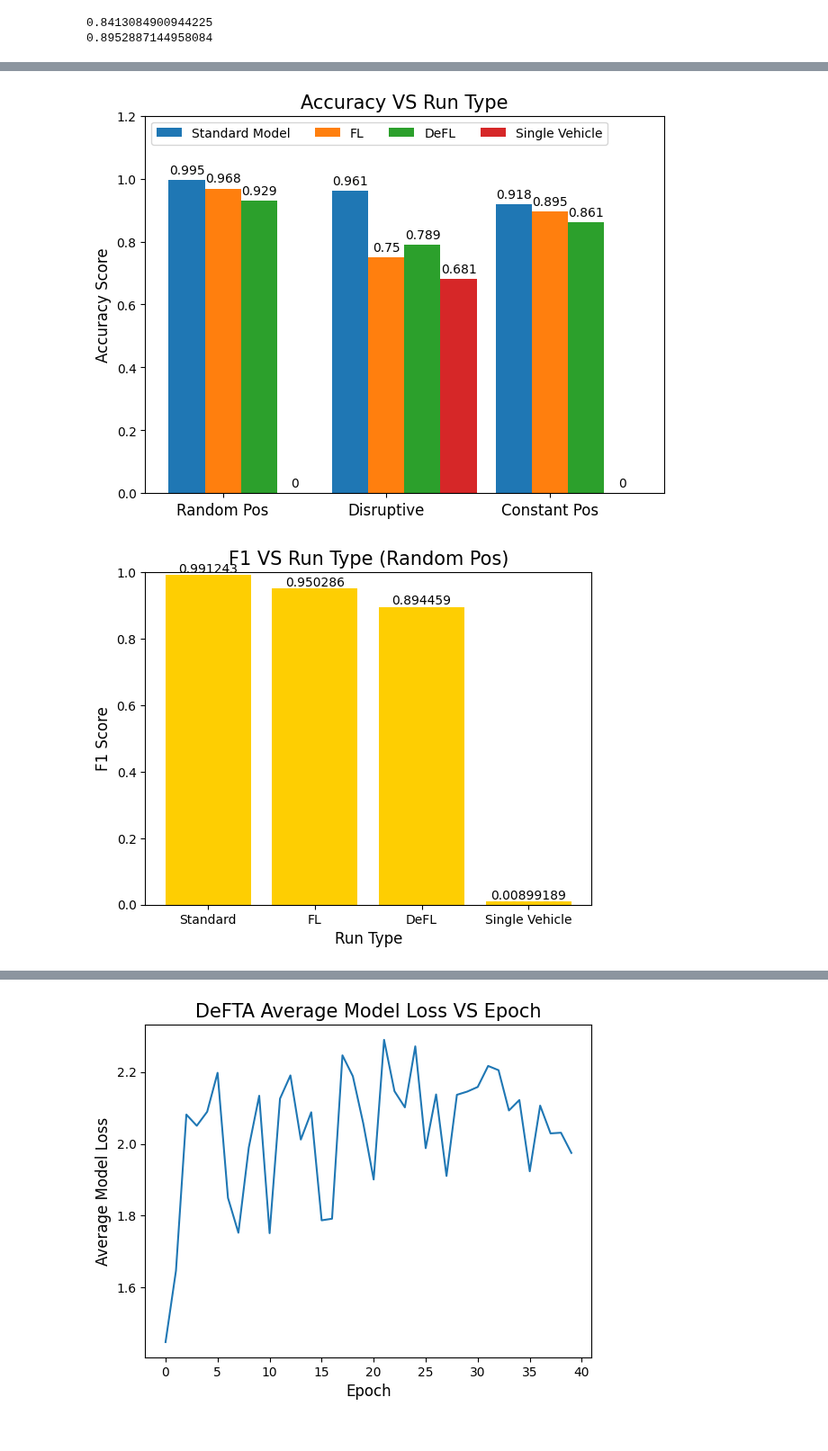
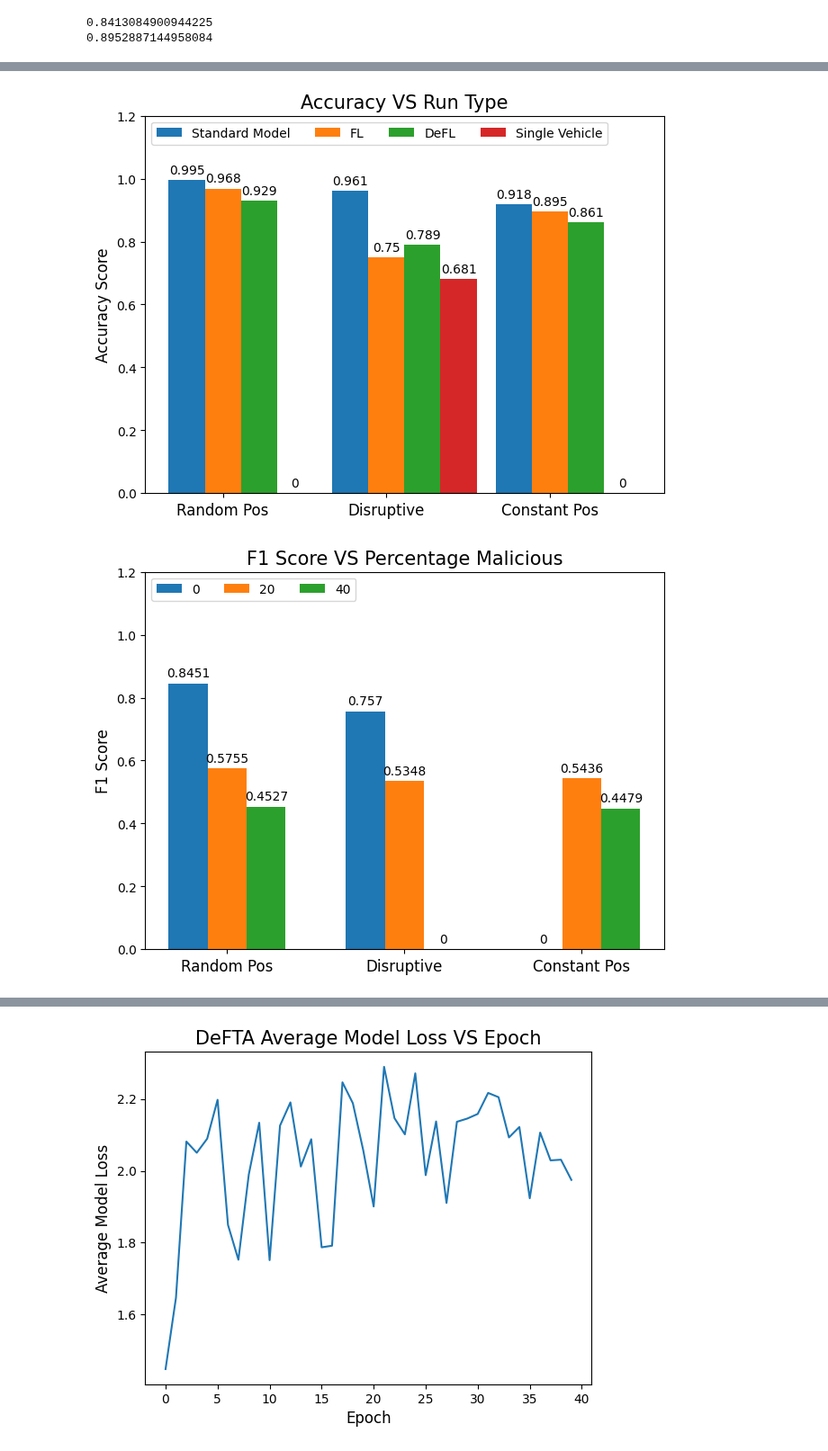
Before and after one commit to Grig84/NCPVeReMi, a Jupyter notebook: Plotting.ipynb, the cells around one changed output, grey strips where cells are left out. Shown at 90% size. Saved outputs shown, nothing was run; the diff lists cells and outputs as text; code cells hidden in the pictures.

Commit message:
Update Tests to run, add some results, and organize models.

```diff
--- a/Plotting.ipynb
+++ b/Plotting.ipynb
@@ -139,6 +143,94 @@ ax.set_ylim(0, 1.2)
 
 plt.show()
 
+# RUN 0 CONST, 40 DIS
+# R, D, C
+F1Evil = {
+    '0' : [	0.8451, 0.7570, 0],
+    '20' : [0.5755, 0.5348, 0.5436],
+    '40': [0.4527, 0, 0.4479]
+}
+AccEvil = {
+    '0' : [0.8933,0.7923, 0],
+    '20' : [0.5874, 0.5271, 0.4797],
+    '40': [0.5208, 0, 0.4624]
+}
+
+#F1 V Evil
+x = np.arange(len(Tests))  # the label locations
+width = 0.22  # the width of the bars
+multiplier = 0
+
+fig, ax = plt.subplots(layout='constrained')
+
+for attribute, measurement in F1Evil.items():
+    offset = width * multiplier
+    rects = ax.bar(x + offset, measurement, width, label=attribute)
+    ax.bar_label(rects, padding=3)
+    multiplier += 1
+
+# Add some text for labels, title and custom x-axis tick labels, etc.
+ax.set_ylabel('F1 Score', fontsize = labelsize)
+ax.set_title('F1 Score VS Percentage Malicious', fontsize=titlesize)
+ax.set_xticks(x + width, Tests, fontsize=labelsize)
+ax.legend(loc='upper left', ncols=4)
+ax.set_ylim(0, 1.2)
+
+plt.show()
+
+#Acc V Evil
+x = np.arange(len(Tests))  # the label locations
+width = 0.22  # the width of the bars
+multiplier = 0
+
+fig, ax = plt.subplots(layout='constrained')
+
+for attribute, measurement in AccEvil.items():
+    offset = width * multiplier
+    rects = ax.bar(x + offset, measurement, width, label=attribute)
+    ax.bar_label(rects, padding=3)
+    multiplier += 1
+
+# Add some text for labels, title and custom x-axis tick labels, etc.
+ax.set_ylabel('Accuracy', fontsize = labelsize)
+ax.set_title('Accuracy VS Percentage Malicious', fontsize=titlesize)
+ax.set_xticks(x + width, Tests, fontsize=labelsize)
+ax.legend(loc='upper left', ncols=4)
+ax.set_ylim(0, 1.2)
+
+plt.show()
+
+# Time per vehicle (Disruptive)
+TimeVals = {
+    'Stanndard Model': 0,
+    'FL' : 2.034832973043124,
+    'DeFL': 2.135787899295489,
+    'Single Vehicle': 2.034832973043124
+}
+ted = plt.bar(TimeVals.keys(), TimeVals.values())
+plt.title('Time Per Vehicle VS Run Type', fontsize=titlesize)
+plt.xlabel('Run Type', fontsize=labelsize)
+plt.ylabel('Time (s)', fontsize=labelsize)
+plt.gca().set_ylim(2,2.3)
+plt.gca().bar_label(ted, fontsize=valsize)
+plt.show()
+
+# Message Sizes (Bytes)
+MessageSizes = {
+    'Stanndard Model': 73.8926,
+    'FL' : 2.336,
+    'DeFL': 2.336,
+    'Single Vehicle': 0
+}
+ted = plt.bar(MessageSizes.keys(), MessageSizes.values())
+plt.title('Size of Message VS Run Type', fontsize=titlesize)
+plt.xlabel('Run Type', fontsize=labelsize)
+plt.ylabel('Size (Kilobytes)', fontsize=labelsize)
+plt.gca().set_ylim(0,79.000)
+plt.gca().bar_label(ted, fontsize=valsize)
+plt.show()
+
+
 #Random Pos
 ted = plt.bar(['Standard', 'FL', 'DeFL', 'Single Vehicle'], RandomposF1, color = '#FECE02')
 plt.title('F1 VS Run Type (Random Pos)', fontsize=titlesize)
@@ -168,31 +260,31 @@ plt.show()
 
 #Disruptive
 ted = plt.bar(['Standard', 'FL', 'DeFL', 'Single Vehicle'], DisruptiveAcc, color = '#FECE02')
 plt.title('Accuracy VS Run Type (Disruptive)', fontsize=titlesize)
 plt.xlabel('Run Type', fontsize=labelsize)
 plt.ylabel('Accuracy', fontsize=labelsize)
 plt.gca().set_ylim(0,1)
 plt.gca().bar_label(ted, fontsize=valsize)
 plt.show()
 
 
 #Combine
 ted = plt.bar(['Standard', 'FL', 'DeFL', 'Single Vehicle'], SumF1, color = '#FECE02')
 plt.title('F1 VS Run Type', fontsize=titlesize)
 plt.xlabel('Run Type', fontsize=labelsize)
 plt.ylabel('F1 Score', fontsize=labelsize)
 plt.gca().set_ylim(0,1)
 plt.gca().bar_label(ted, fontsize=valsize)
 plt.show()
 
 ted = plt.bar(['Standard', 'FL', 'DeFL', 'Single Vehicle'], SumAcc, color = '#FECE02')
 plt.title('Accuracy VS Run Type', fontsize=titlesize)
 plt.xlabel('Run Type', fontsize=labelsize)
 plt.ylabel('Accuracy', fontsize=labelsize)
 plt.gca().set_ylim(0,1)
 plt.gca().bar_label(ted, fontsize=valsize)
 plt.show()
 # %% [output]
 [figure]
 [figure]
-[figure, old version]
+[figure, new version]
```
Also changed, not shown: parts of 3 cells of this notebook, 6 other files.
